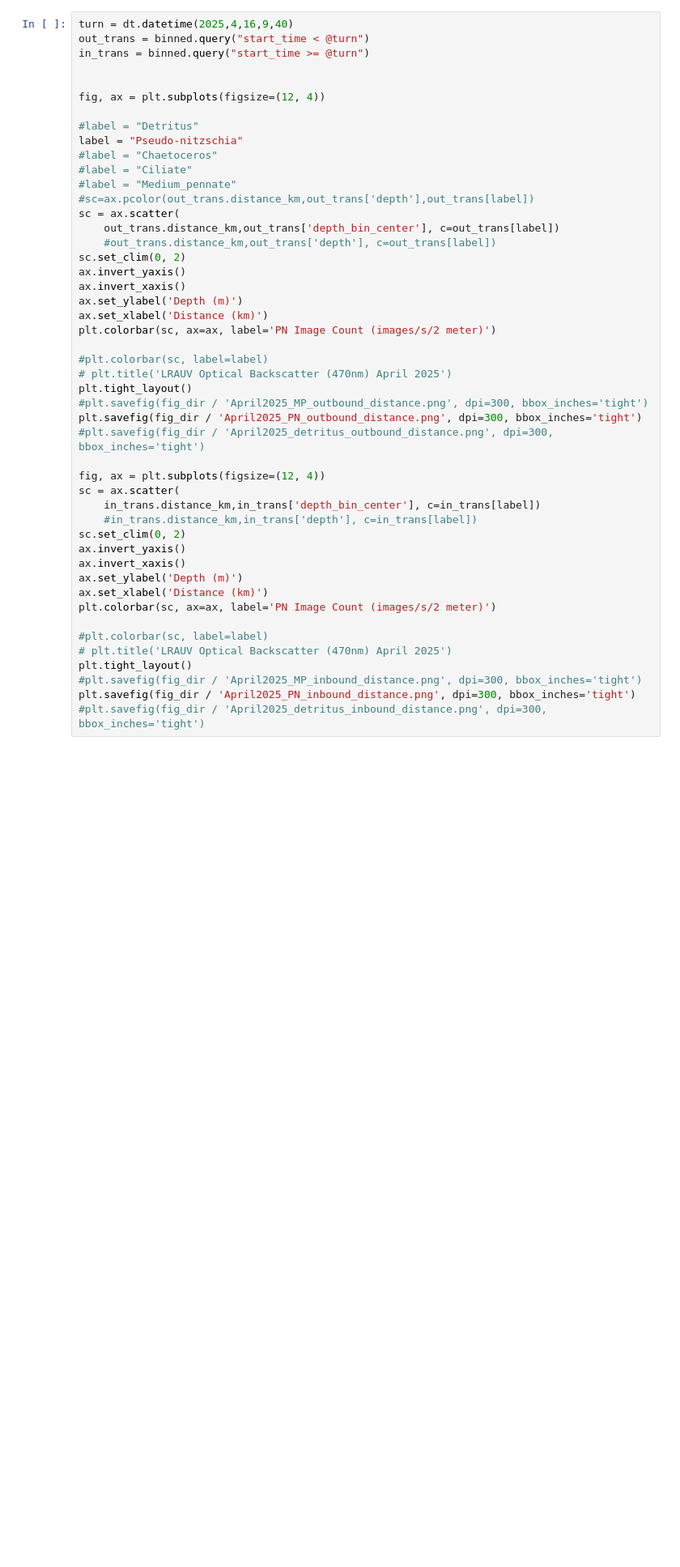
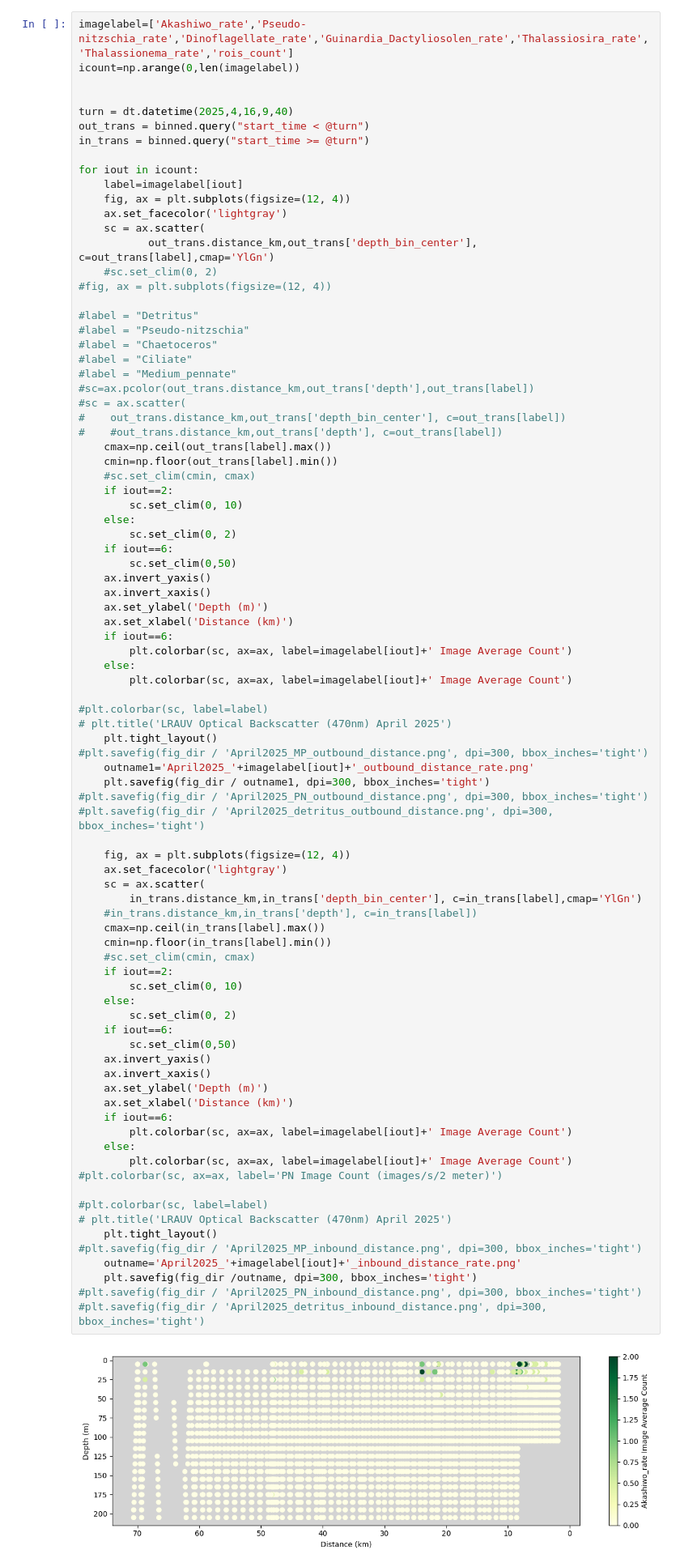
Before and after one commit to CeNCOOS/planktivore_processing_code, a Jupyter notebook: notebooks/synchro-Apr2025-planktivore-depth-binning.ipynb, the cells around one changed output. Shown at 81% size. Saved outputs shown, nothing was run; the diff lists cells and outputs as text; blank space fills up the shorter version.

```diff
--- a/notebooks/synchro-Apr2025-planktivore-depth-binning.ipynb
+++ b/notebooks/synchro-Apr2025-planktivore-depth-binning.ipynb
@@ -467,48 +579,88 @@ ax2.set_xlim(dt.datetime(2025,4,16,9,40),dt.datetime(2025,4,19))
 # %%
+imagelabel=['Akashiwo_rate','Pseudo-nitzschia_rate','Dinoflagellate_rate','Guinardia_Dactyliosolen_rate','Thalassiosira_rate','Thalassionema_rate','rois_count']
+icount=np.arange(0,len(imagelabel))
+
+
 turn = dt.datetime(2025,4,16,9,40)
 out_trans = binned.query("start_time < @turn")
 in_trans = binned.query("start_time >= @turn")
 
-
-fig, ax = plt.subplots(figsize=(12, 4))
+for iout in icount:
+    label=imagelabel[iout]
+    fig, ax = plt.subplots(figsize=(12, 4))
+    ax.set_facecolor('lightgray')
+    sc = ax.scatter(
+           out_trans.distance_km,out_trans['depth_bin_center'], c=out_trans[label],cmap='YlGn')
+    #sc.set_clim(0, 2)
+#fig, ax = plt.subplots(figsize=(12, 4))
 
 #label = "Detritus"
-label = "Pseudo-nitzschia"
+#label = "Pseudo-nitzschia"
 #label = "Chaetoceros"
 #label = "Ciliate"
 #label = "Medium_pennate"
 #sc=ax.pcolor(out_trans.distance_km,out_trans['depth'],out_trans[label])
-sc = ax.scatter(
-    out_trans.distance_km,out_trans['depth_bin_center'], c=out_trans[label])
-    #out_trans.distance_km,out_trans['depth'], c=out_trans[label])
-sc.set_clim(0, 2)
-ax.invert_yaxis()
-ax.invert_xaxis()
-ax.set_ylabel('Depth (m)')
-ax.set_xlabel('Distance (km)')
-plt.colorbar(sc, ax=ax, label='PN Image Count (images/s/2 meter)')
+#sc = ax.scatter(
+#    out_trans.distance_km,out_trans['depth_bin_center'], c=out_trans[label])
+#    #out_trans.distance_km,out_trans['depth'], c=out_trans[label])
+    cmax=np.ceil(out_trans[label].max())
+    cmin=np.floor(out_trans[label].min())
+    #sc.set_clim(cmin, cmax)
+    if iout==2:
+        sc.set_clim(0, 10)
+    else:
+        sc.set_clim(0, 2)
+    if iout==6:
+        sc.set_clim(0,50)
+    ax.invert_yaxis()
+    ax.invert_xaxis()
+    ax.set_ylabel('Depth (m)')
+    ax.set_xlabel('Distance (km)')
+    if iout==6:
+        plt.colorbar(sc, ax=ax, label=imagelabel[iout]+' Image Average Count')
+    else:
+        plt.colorbar(sc, ax=ax, label=imagelabel[iout]+' Image Average Count')
 
 #plt.colorbar(sc, label=label)
 # plt.title('LRAUV Optical Backscatter (470nm) April 2025')
-plt.tight_layout()
+    plt.tight_layout()
 #plt.savefig(fig_dir / 'April2025_MP_outbound_distance.png', dpi=300, bbox_inches='tight')
-plt.savefig(fig_dir / 'April2025_PN_outbound_distance.png', dpi=300, bbox_inches='tight')
+    outname1='April2025_'+imagelabel[iout]+'_outbound_distance_rate.png'
+    plt.savefig(fig_dir / outname1, dpi=300, bbox_inches='tight')
+#plt.savefig(fig_dir / 'April2025_PN_outbound_distance.png', dpi=300, bbox_inches='tight')
 #plt.savefig(fig_dir / 'April2025_detritus_outbound_distance.png', dpi=300, bbox_inches='tight')
 
-fig, ax = plt.subplots(figsize=(12, 4))
-sc = ax.scatter(
-    in_trans.distance_km,in_trans['depth_bin_center'], c=in_trans[label])
+    fig, ax = plt.subplots(figsize=(12, 4))
+    ax.set_facecolor('lightgray')
+    sc = ax.scatter(
+        in_trans.distance_km,in_trans['depth_bin_center'], c=in_trans[label],cmap='YlGn')
     #in_trans.distance_km,in_trans['depth'], c=in_trans[label])
-sc.set_clim(0, 2)
-ax.invert_yaxis()
-ax.invert_xaxis()
-ax.set_ylabel('Depth (m)')
-ax.set_xlabel('Distance (km)')
-plt.colorbar(sc, ax=ax, label='PN Image Count (images/s/2 meter)')
+    cmax=np.ceil(in_trans[label].max())
+    cmin=np.floor(in_trans[label].min())
+    #sc.set_clim(cmin, cmax)
+    if iout==2:
+        sc.set_clim(0, 10)
+    else:
+        sc.set_clim(0, 2)
+    if iout==6:
+        sc.set_clim(0,50)
+    ax.invert_yaxis()
+    ax.invert_xaxis()
+    ax.set_ylabel('Depth (m)')
+    ax.set_xlabel('Distance (km)')
+    if iout==6:
+        plt.colorbar(sc, ax=ax, label=imagelabel[iout]+' Image Average Count')
+    else:
+        plt.colorbar(sc, ax=ax, label=imagelabel[iout]+' Image Average Count')
+#plt.colorbar(sc, ax=ax, label='PN Image Count (images/s/2 meter)')
 
 #plt.colorbar(sc, label=label)
 # plt.title('LRAUV Optical Backscatter (470nm) April 2025')
-plt.tight_layout()
+    plt.tight_layout()
 #plt.savefig(fig_dir / 'April2025_MP_inbound_distance.png', dpi=300, bbox_inches='tight')
-plt.savefig(fig_dir / 'April2025_PN_inbound_distance.png', dpi=300, bbox_inches='tight')
+    outname='April2025_'+imagelabel[iout]+'_inbound_distance_rate.png'
+    plt.savefig(fig_dir /outname, dpi=300, bbox_inches='tight')
+#plt.savefig(fig_dir / 'April2025_PN_inbound_distance.png', dpi=300, bbox_inches='tight')
 #plt.savefig(fig_dir / 'April2025_detritus_inbound_distance.png', dpi=300, bbox_inches='tight')
+# %% [output]
+[figure, added]
```
Also changed, not shown: parts of 18 cells of this notebook.
